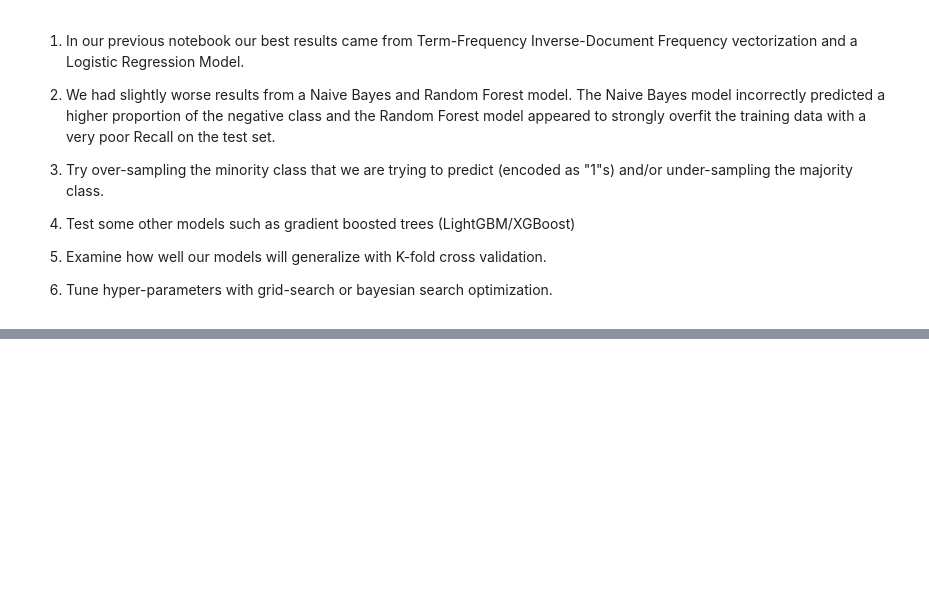
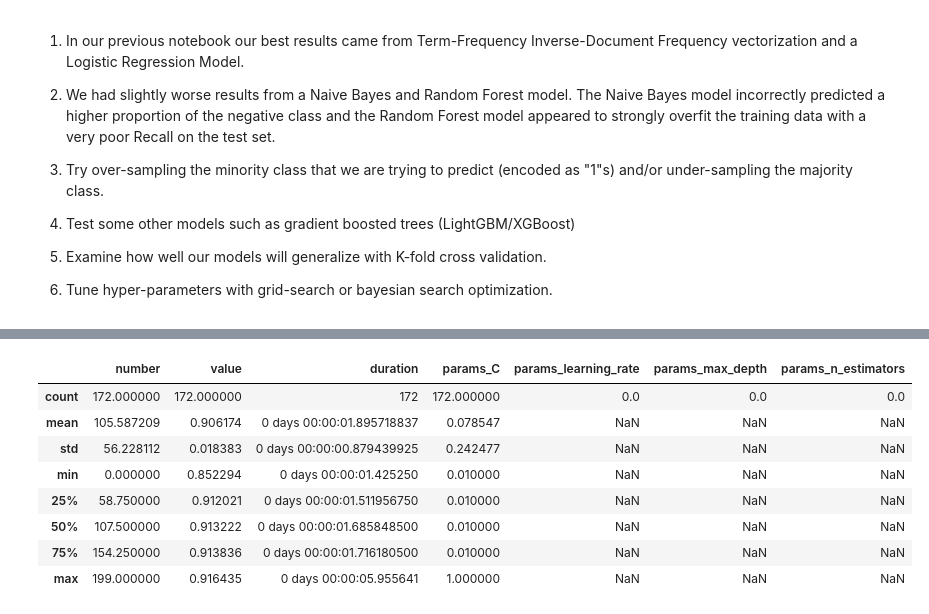
Before and after one commit to josephplpriest/springboard, a Jupyter notebook: capstone_projects/capstone_2/notebooks/04_Modeling.ipynb, the cells around one changed output, grey strips where cells are left out. Cells and saved outputs as stored; diff of their text form; code cells hidden in the pictures; blank space fills up the shorter version.

```diff
--- a/capstone_projects/capstone_2/notebooks/04_Modeling.ipynb
+++ b/capstone_projects/capstone_2/notebooks/04_Modeling.ipynb
@@ -274,0 +569,12 @@ study.optimize(func, n_trials=10)
+# %%
+study_df[study_df["params_classifier"] == "logreg"].describe()
+# %% [output]
+|  | number | value | duration | params_C | params_learning_rate | params_max_depth | params_n_estimators |
+| count | 172.000000 | 172.000000 | 172 | 172.000000 | 0.0 | 0.0 | 0.0 |
+| mean | 105.587209 | 0.906174 | 0 days 00:00:01.895718837 | 0.078547 | NaN | NaN | NaN |
+| std | 56.228112 | 0.018383 | 0 days 00:00:00.879439925 | 0.242477 | NaN | NaN | NaN |
+| min | 0.000000 | 0.852294 | 0 days 00:00:01.425250 | 0.010000 | NaN | NaN | NaN |
+| 25% | 58.750000 | 0.912021 | 0 days 00:00:01.511956750 | 0.010000 | NaN | NaN | NaN |
+| 50% | 107.500000 | 0.913222 | 0 days 00:00:01.685848500 | 0.010000 | NaN | NaN | NaN |
+| 75% | 154.250000 | 0.913836 | 0 days 00:00:01.716180500 | 0.010000 | NaN | NaN | NaN |
+| max | 199.000000 | 0.916435 | 0 days 00:00:05.955641 | 1.000000 | NaN | NaN | NaN |
```
Also changed, not shown: parts of 64 cells of this notebook, 2 other files.
